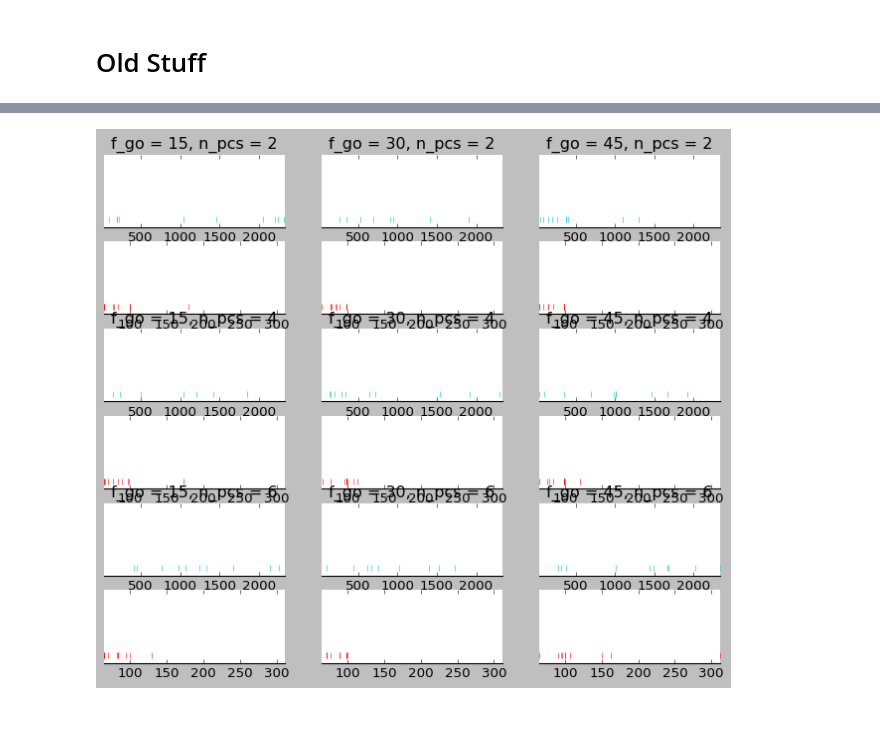
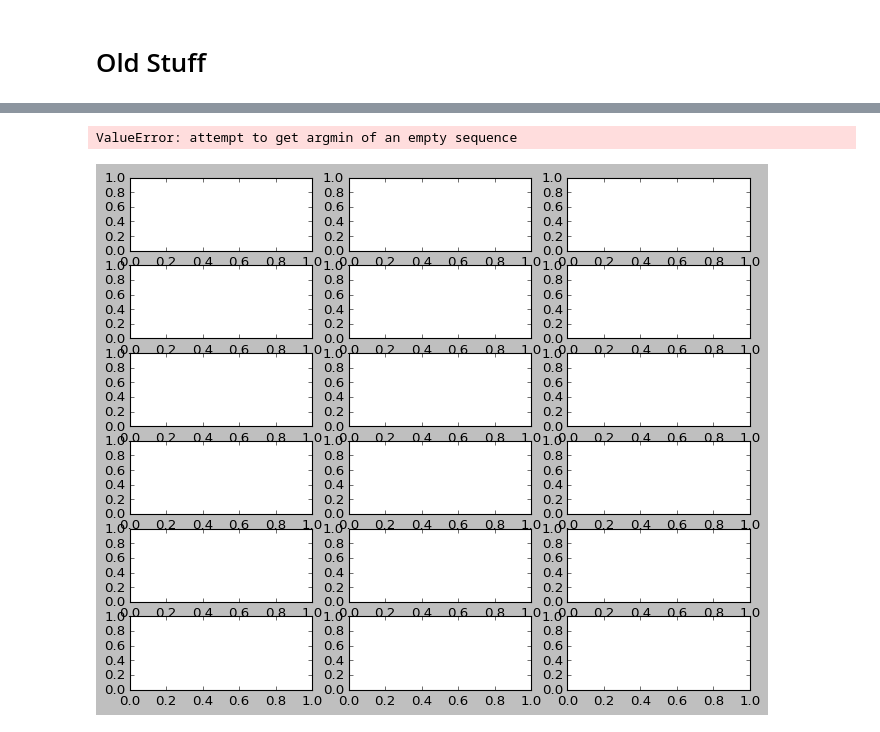
Before and after one commit to jimmyrisk/HankNet, a Jupyter notebook: deepmower/results_viewing/figures_plots.ipynb, the cells around one changed output, grey strips where cells are left out. Drawn from its saved outputs; the diff is of its cells as text; code cells hidden in the pictures.

Commit message:
plot stuff

```diff
--- a/deepmower/results_viewing/figures_plots.ipynb
+++ b/deepmower/results_viewing/figures_plots.ipynb
@@ -784,7 +793,7 @@ fig, axs = plt.subplots(6,3, figsize=(10, 8))
 plt_i = 0
 plt_j = 0
 
-lawn_num = 31
+lawn_num = 33
 go_explore = True
 reward_function = 2
 
@@ -861,34 +870,35 @@ for n_pc in [2,4,6]:
         for spine in ['top', 'right', 'left']:
             ax1.spines[spine].set_visible(False)
         ax1.yaxis.set_visible(False)
         ax1.set_ylim(-0.5, 0.5)
         #ax.set_xticks(np.arange(min(done_idxs), max(done_idxs)+1,10))
         #ax.set_xticks()
         #ax.tick_params(axis='x', length=0, pad=8, labelsize=12)
 
         ax1.set_title(f'f_go = {f_go}, n_pcs = {n_pc}')
 
         ax2.plot(frame_mins, [-0.4]*len(frame_mins), "r|", ms = 5, linestyle = '')
 
         for spine in ['top', 'right', 'left']:
             ax2.spines[spine].set_visible(False)
         ax2.yaxis.set_visible(False)
         ax2.set_ylim(-0.5, 0.5)
 
         #ax1.sharex(axs[0,0])
         ax1min = min(ax1min,min(done_idxs))
         ax1max = max(ax1min,max(done_idxs))
         ax2min = min(ax2min,min(frame_mins))
         ax2max = max(ax2min,max(frame_mins))
 
         plt_j += 1
 
 for a in [0,2,4]:
     for j in [0,1,2]:
         axs[a,j].set_xlim(ax1min,ax1max)
         axs[a+1,j].set_xlim(ax2min,ax2max)
 # %% [output]
+ValueError: attempt to get argmin of an empty sequence
-[figure, old version]
+[figure, new version]
 # %%
 
 axs[q,1:]
```
Also changed, not shown: parts of 19 cells of this notebook.
